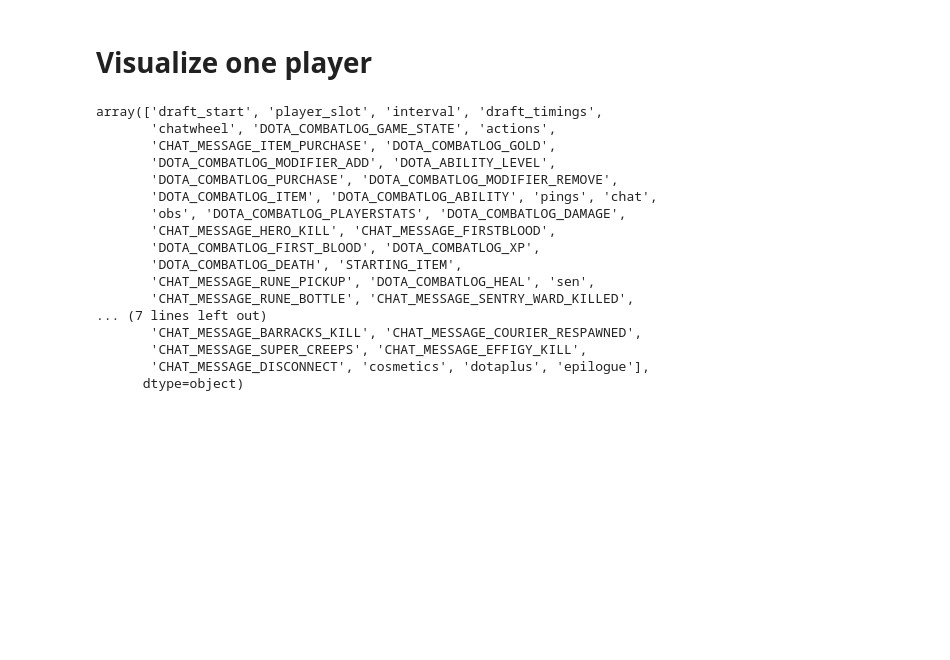
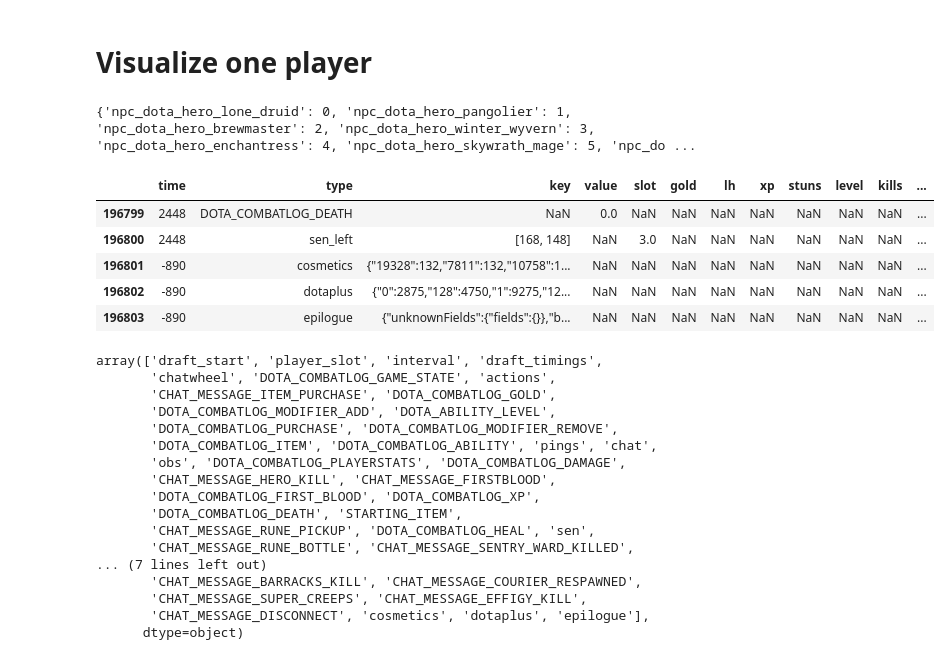
Before and after one commit to arch1baald/woodota, a Jupyter notebook: notebooks/viz-hp-youtube.ipynb, the cells around one changed output. Drawn from its saved outputs; the diff is of its cells as text; code cells hidden in the pictures; blank space fills up the shorter version.

```diff
--- a/notebooks/viz-hp-youtube.ipynb
+++ b/notebooks/viz-hp-youtube.ipynb
@@ -20,11 +27,25 @@ from youtube import convert_to_timestamp
 # Visualize one player
 # %%
 df = []
+unit_to_slot = dict()
 with open(Path(REPLAY_DIR) / '6676393091.jsonlines', 'r') as fin:
     for line in fin:
         e = json.loads(line)
         df.append(e)
+        if e['type'] == 'interval' and e.get('unit'):
+            unit_to_slot[e['unit']] = e['slot']
 df = pd.DataFrame(df)
+name_to_slot = {UnitToName[unit].value: slot for unit, slot in unit_to_slot.items()}
+print(name_to_slot)
+display(df.tail())
+# %% [output]
+{'npc_dota_hero_lone_druid': 0, 'npc_dota_hero_pangolier': 1, 'npc_dota_hero_brewmaster': 2, 'npc_dota_hero_winter_wyvern': 3, 'npc_dota_hero_enchantress': 4, 'npc_dota_hero_skywrath_mage': 5, 'npc_do ...
+|  | time | type | key | value | slot | gold | lh | xp | stuns | level | kills | ... |
+| 196799 | 2448 | DOTA_COMBATLOG_DEATH | NaN | 0.0 | NaN | NaN | NaN | NaN | NaN | NaN | NaN | ... |
+| 196800 | 2448 | sen_left | [168, 148] | NaN | 3.0 | NaN | NaN | NaN | NaN | NaN | NaN | ... |
+| 196801 | -890 | cosmetics | {"19328":132,"7811":132,"10758":1... | NaN | NaN | NaN | NaN | NaN | NaN | NaN | NaN | ... |
+| 196802 | -890 | dotaplus | {"0":2875,"128":4750,"1":9275,"12... | NaN | NaN | NaN | NaN | NaN | NaN | NaN | NaN | ... |
+| 196803 | -890 | epilogue | {"unknownFields":{"fields":{}},"b... | NaN | NaN | NaN | NaN | NaN | NaN | NaN | NaN | ... |
 # %%
 df['type'].unique()
 # %% [output]
```
Also changed, not shown: parts of 8 cells of this notebook, 2 other files.
